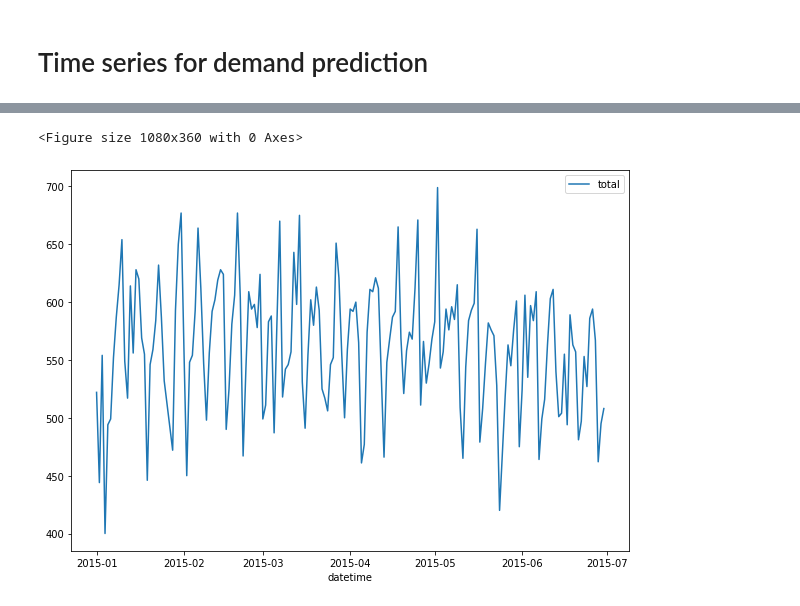
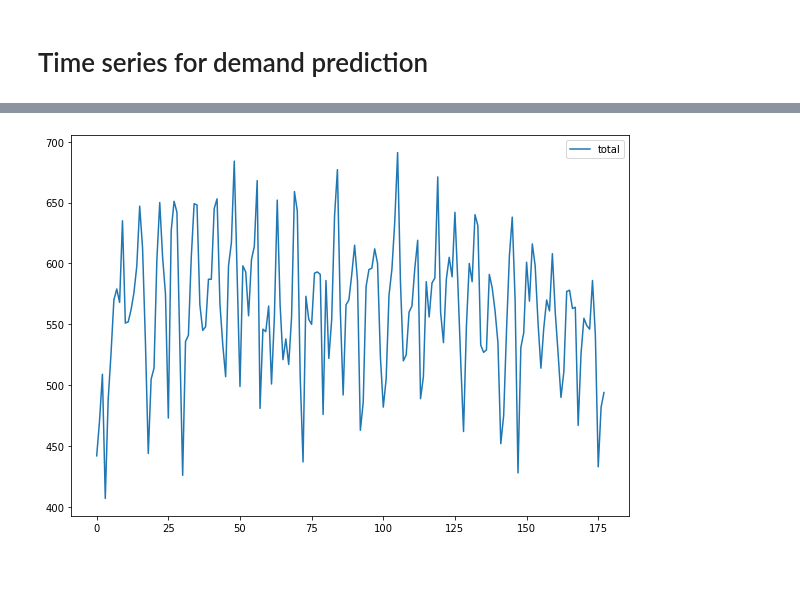
Before and after one commit to sash-ko/ai-transportation, a Jupyter notebook: demand-prediction/3-time-series.ipynb, the cells around one changed output, grey strips where cells are left out. Drawn from its saved outputs; the diff is of its cells as text; code cells hidden in the pictures; blank space fills up the shorter version.

```diff
--- a/demand-prediction/3-time-series.ipynb
+++ b/demand-prediction/3-time-series.ipynb
@@ -39,9 +39,10 @@ Wall time: 1min 17s
 # %%
 from tools import date_counts
 
-plt.figure(figsize=(15, 5))
+# plt.figure(figsize=(15, 5))
 
-date_counts(data, date_index=True).plot();
+pd.options.plotting.backend = 'matplotlib'
+vals = date_counts(data, date_index=False)
+vals.plot();
 # %% [output]
-<Figure size 1080x360 with 0 Axes>
-[figure, old version]
+[figure, new version]
```
Also changed, not shown: parts of 2 cells of this notebook, 2 other files.
